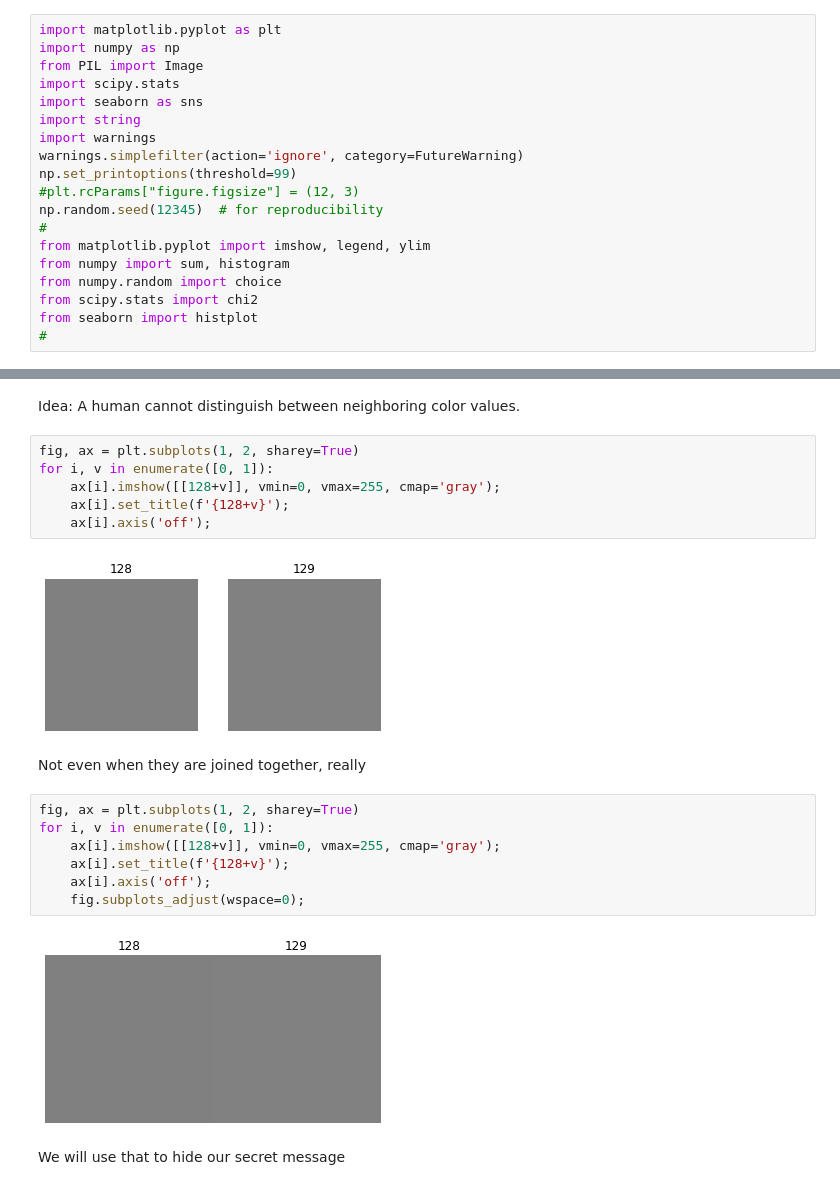
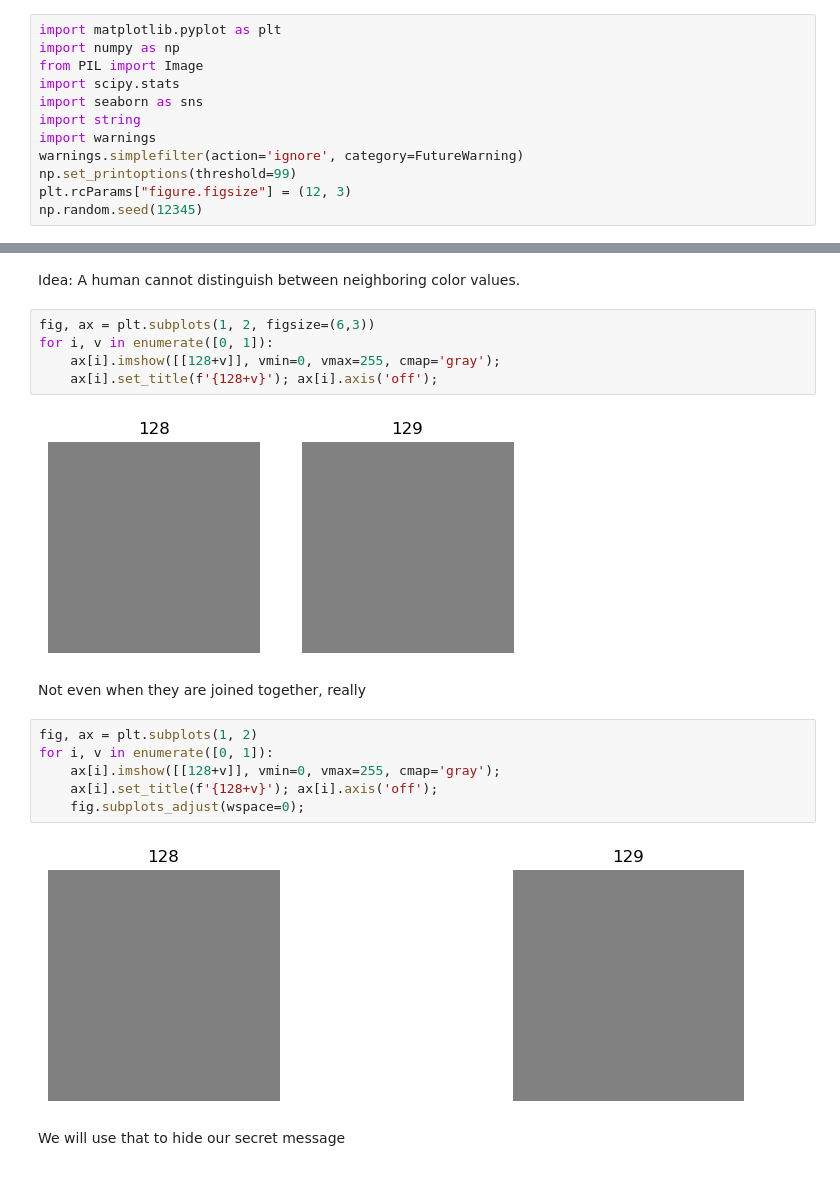
Before and after one commit to uibk-uncover/mip-stego-demo, a Jupyter notebook: notebooks/2_lsbr_full.ipynb, the cells around one changed output, grey strips where cells are left out. Cells and saved outputs as stored; diff of their text form.

```diff
--- a/notebooks/2_lsbr_full.ipynb
+++ b/notebooks/2_lsbr_full.ipynb
@@ -28,13 +28,6 @@ import string
 import warnings
 warnings.simplefilter(action='ignore', category=FutureWarning)
 np.set_printoptions(threshold=99)
-#plt.rcParams["figure.figsize"] = (12, 3)
-np.random.seed(12345)  # for reproducibility
-#
-from matplotlib.pyplot import imshow, legend, ylim
-from numpy import sum, histogram
-from numpy.random import choice
-from scipy.stats import chi2
-from seaborn import histplot
-#
+plt.rcParams["figure.figsize"] = (12, 3)
+np.random.seed(12345)
 # %%
@@ -48,24 +40,22 @@ plt.imshow(cover,cmap = "gray");
 # %% [markdown]
 Idea: A human cannot distinguish between neighboring color values.
 # %%
-fig, ax = plt.subplots(1, 2, sharey=True)
+fig, ax = plt.subplots(1, 2, figsize=(6,3))
 for i, v in enumerate([0, 1]):
     ax[i].imshow([[128+v]], vmin=0, vmax=255, cmap='gray');
-    ax[i].set_title(f'{128+v}');
-    ax[i].axis('off');
+    ax[i].set_title(f'{128+v}'); ax[i].axis('off');
 # %% [output]
-[figure, old version]
+[figure, new version]
 # %% [markdown]
 Not even when they are joined together, really
 # %%
-fig, ax = plt.subplots(1, 2, sharey=True)
+fig, ax = plt.subplots(1, 2)
 for i, v in enumerate([0, 1]):
     ax[i].imshow([[128+v]], vmin=0, vmax=255, cmap='gray');
-    ax[i].set_title(f'{128+v}');
-    ax[i].axis('off');
+    ax[i].set_title(f'{128+v}'); ax[i].axis('off');
     fig.subplots_adjust(wspace=0);
 # %% [output]
-[figure, old version]
+[figure, new version]
 # %% [markdown]
 We will use that to hide our secret message
 # %% [markdown]
```
Also changed, not shown: parts of 56 cells of this notebook, 13 other files.
